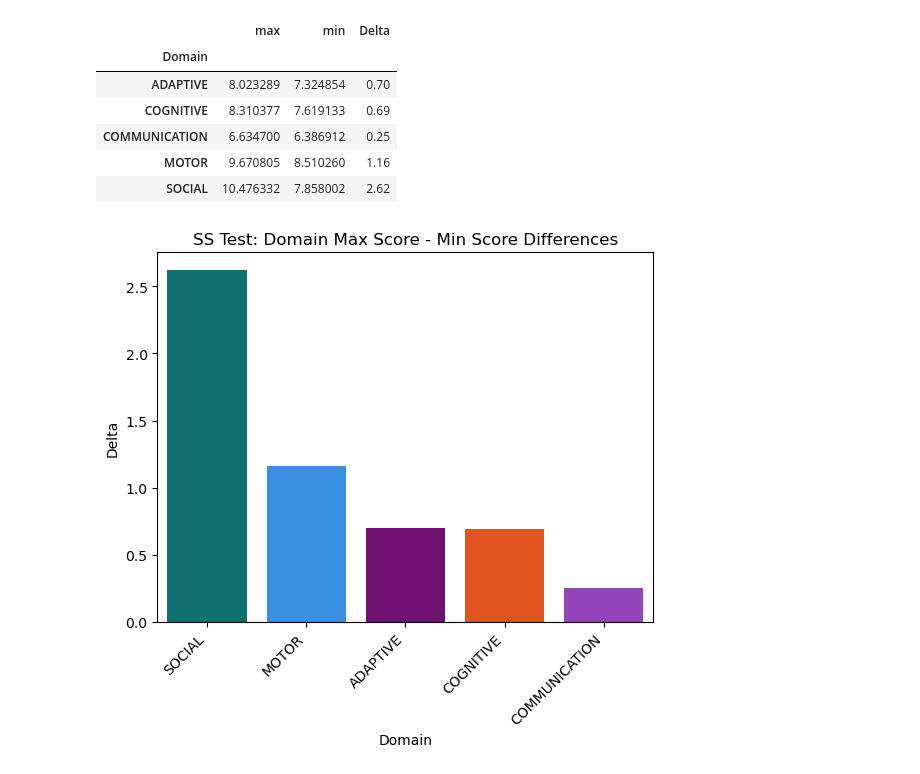
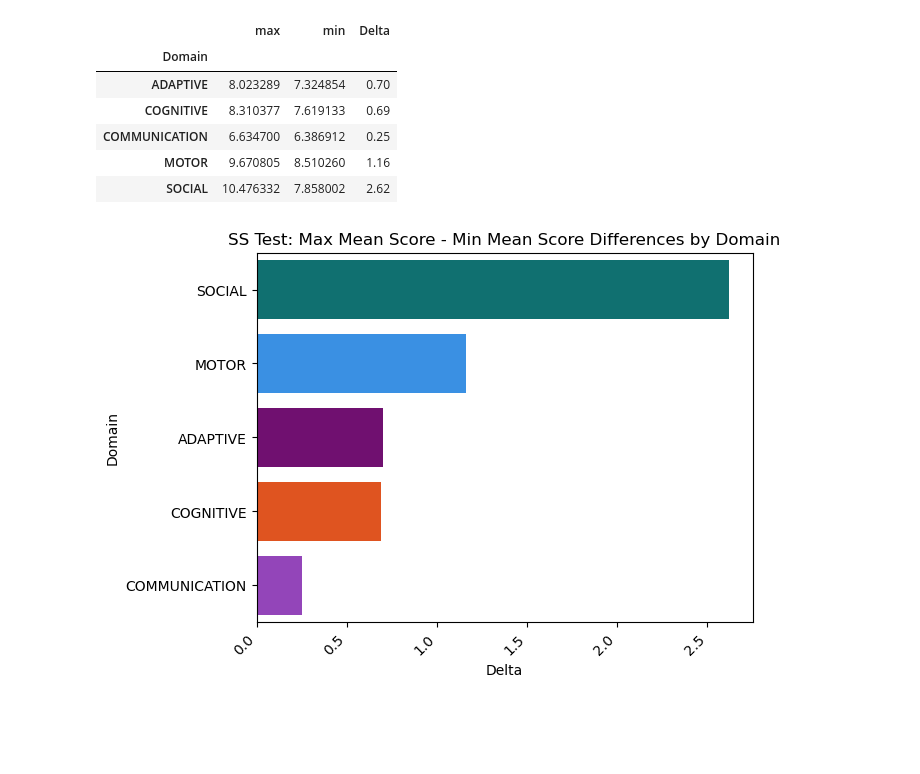
Before and after one commit to NSS-Data-Analytics-Cohort-10/teis-bullmastiff, a Jupyter notebook: Notebook/Partnerproject.ipynb, the cells around one changed output. Drawn from its saved outputs; the diff is of its cells as text; code cells hidden in the pictures; blank space fills up the shorter version.

```diff
--- a/Notebook/Partnerproject.ipynb
+++ b/Notebook/Partnerproject.ipynb
@@ -219,20 +219,21 @@ Domaingrouped
 | COMMUNICATION | 6.634700 | 6.386912 | 0.25 |
 | MOTOR | 9.670805 | 8.510260 | 1.16 |
 | SOCIAL | 10.476332 | 7.858002 | 2.62 |
-# %%
-domain_colors = {
-    'ADAPTIVE' : 'purple',
-    'SOCIAL' :'teal',
-    'COMMUNICATION' : 'darkorchid',
-    'MOTOR' : 'dodgerblue',
-    'COGNITIVE' : 'orangered'    }
-Domaingrouped = Domaingrouped.sort_values('Delta',ascending =False)
-
-sns.barplot(x= Domaingrouped.index, y='Delta', palette= domain_colors, data=Domaingrouped)
-plt.title('SS Test: Domain Max Score - Min Score Differences')
-plt.xlabel("Domain")
-plt.ylabel("Delta")
-plt.xticks(rotation=45, ha='right')
-plt.show()
-# %% [output]
-[figure, removed]
+# %%
+domain_colors = {
+    'ADAPTIVE' : 'purple',
+    'SOCIAL' :'teal',
+    'COMMUNICATION' : 'darkorchid',
+    'MOTOR' : 'dodgerblue',
+    'COGNITIVE' : 'orangered'    }
+
+Domaingrouped = Domaingrouped.sort_values('Delta',ascending =False)
+
+sns.barplot(y= Domaingrouped.index, x='Delta', palette= domain_colors, data=Domaingrouped)
+plt.title('SS Test: Max Mean Score - Min Mean Score Differences by Domain')
+plt.xlabel("Delta")
+plt.ylabel("Domain")
+plt.xticks(rotation=45, ha='right')
+plt.show()
+# %% [output]
+[figure, added]
```
